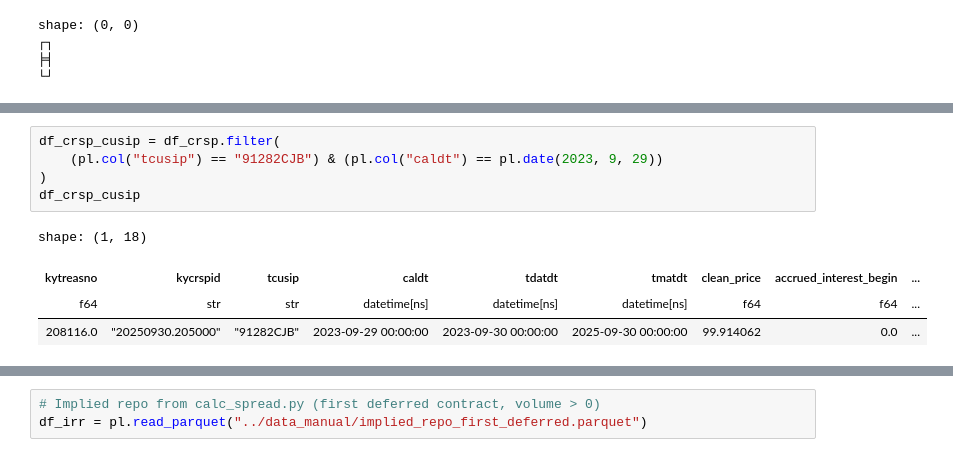
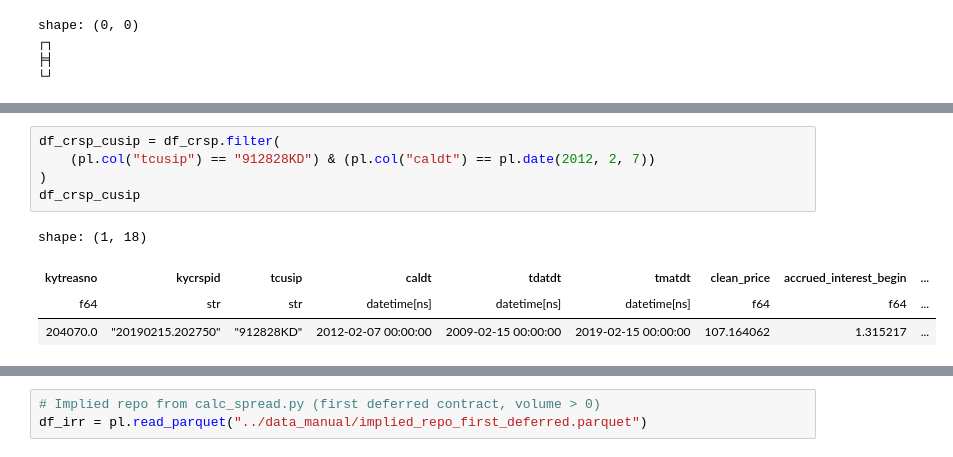
Before and after one commit to maxz073/p10_Siriwardane_et_al_2026, a Jupyter notebook: src/check.ipynb, the cells around one changed output, grey strips where cells are left out. Saved outputs shown, nothing was run; the diff lists cells and outputs as text.

```diff
--- a/src/check.ipynb
+++ b/src/check.ipynb
@@ -142,14 +138,14 @@ shape: (1_203_074, 18)
 | 208515.0 | "20330131.204000" | "91282CPY" | 2026-01-30 00:00:00 | 2026-01-31 00:00:00 | 2033-01-31 00:00:00 | 99.835938 | 0.0 | ... |
 # %%
 df_crsp_cusip = df_crsp.filter(
-    (pl.col("tcusip") == "91282CJB") & (pl.col("caldt") == pl.date(2023, 9, 29))
+    (pl.col("tcusip") == "912828KD") & (pl.col("caldt") == pl.date(2012, 2, 7))
 )
 df_crsp_cusip
 # %% [output]
 shape: (1, 18)
 | kytreasno | kycrspid | tcusip | caldt | tdatdt | tmatdt | clean_price | accrued_interest_begin | ... |
 | f64 | str | str | datetime[ns] | datetime[ns] | datetime[ns] | f64 | f64 | ... |
-| 208116.0 | "20250930.205000" | "91282CJB" | 2023-09-29 00:00:00 | 2023-09-30 00:00:00 | 2025-09-30 00:00:00 | 99.914062 | 0.0 | ... |
+| 204070.0 | "20190215.202750" | "912828KD" | 2012-02-07 00:00:00 | 2009-02-15 00:00:00 | 2019-02-15 00:00:00 | 107.164062 | 1.315217 | ... |
 # %%
 df_crsp.select("tcusip").unique()
 # %% [output]
```
Also changed, not shown: parts of 9 cells of this notebook, 12 other files.
